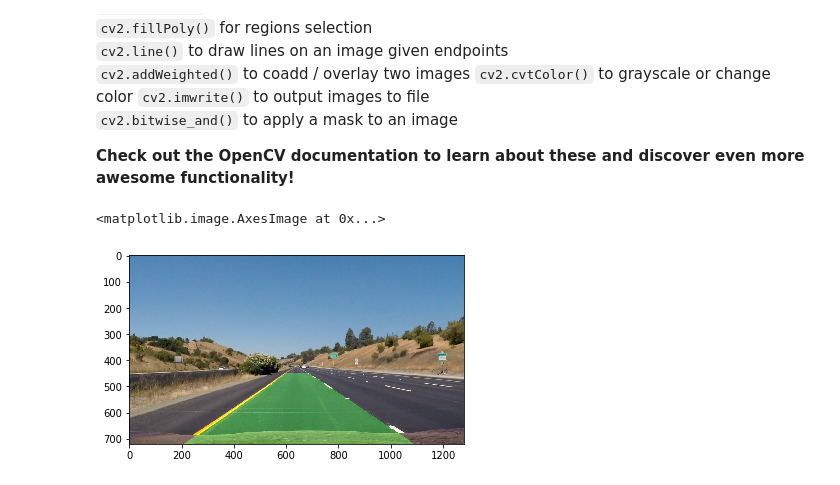
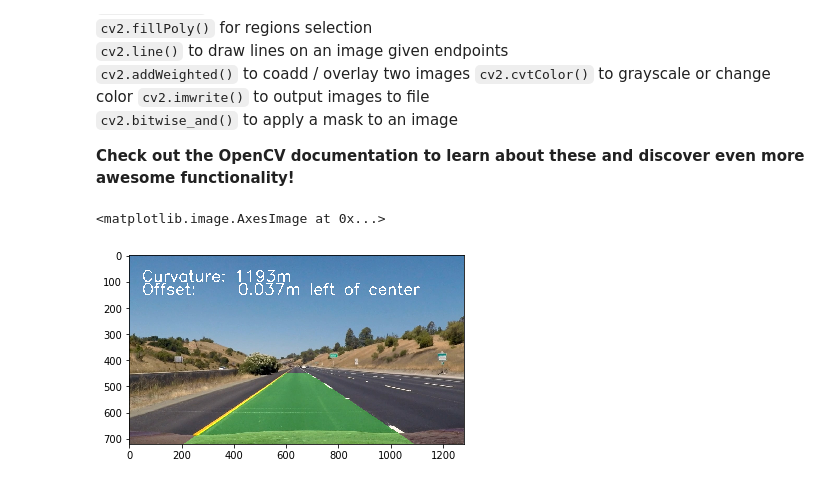
Before and after one commit to tevisgehr/Advanced_Lane_Lines_Project, a Jupyter notebook: P3.ipynb, the cells around one changed output. Drawn from its saved outputs; the diff is of its cells as text; code cells hidden in the pictures.

Commit message:
Pipeline updated to print offset and curvature to each image.

```diff
--- a/P3.ipynb
+++ b/P3.ipynb
@@ -506,3 +506,14 @@ plt.imshow(result)
 # %% [output]
 <matplotlib.image.AxesImage at 0x...>
 [figure]
+# %%
+def print_text_on_image(img,text1,text2):
+    text_image = cv2.putText(img,text1, (50,100), cv2.FONT_HERSHEY_SIMPLEX, 2, (255,255,255), 4)
+    text_image = cv2.putText(text_image,text2, (50,150), cv2.FONT_HERSHEY_SIMPLEX, 2, (255,255,255), 4)
+    return text_image
+text_image = print_text_on_image(result,'Example Text 1','Example Text 2')
+
+fig = plt.figure(figsize=(12, 10))
+ax = fig.add_subplot(111)
+
+ax.imshow(text_image)
@@ -613,37 +627,44 @@ def process_image(image, mtx = mtx, dist = dist):
     else:
         #average the last three lines
         left_fit = np.mean( np.array([ frame.left_fit_list[-3:-2],frame.left_fit_list[-2:-1],frame.left_fit_list[-1:]]), axis=0 )
         right_fit = np.mean( np.array([ frame.right_fit_list[-3:-2],frame.right_fit_list[-2:-1],frame.right_fit_list[-1:]]), axis=0 )
         left_fit = left_fit[0]
         right_fit = right_fit[0]
         ploty, left_fit, right_fit, left_fitx, right_fitx, result = neighborhood_search(warped, left_fit, right_fit)
         frame.left_fit_list.append(left_fit)
         frame.right_fit_list.append(right_fit)
 
     #Determine Curvature and Lane Center Offset
     leftx, rightx = fake_data_lane_lines(ploty, left_fit, right_fit)
     left_curverad, right_curverad, offset = find_curvature_and_offset(ploty, left_fit, right_fit)
-
-
+    curvature = int((left_curverad + right_curverad) / 2.)
 
     #Tracking and smoothing lines
         #Using Line() class.
         #See Tips and Tricks for Project page.
         #Include sanity-check function to throw out lines from bad frames.
 
     #Draw Lane Lines
-    result = draw_lines_on_unwarped(warped, ploty, left_fitx, right_fitx, M, image)
+    lines_drawn = draw_lines_on_unwarped(warped, ploty, left_fitx, right_fitx, M, image)
 
 
     #Print text on Image
+    text1 = 'Curvature: '+str(curvature)+'m'
+    if (offset < 0):
+        text2 = 'Offset: '+"{:9.3f}".format(-offset)+'m left of center'
+    else:
+        text2 = 'Offset: '+"{:9.3f}".format(offset)+'m right of center'
+
+    result = print_text_on_image(lines_drawn,text1,text2)
+
     return result
 
 image = mpimg.imread('./CarND-Advanced-Lane-Lines-master/test_images/straight_lines1.jpg')
 result = process_image(image, mtx, dist)
 plt.imshow(result)
 # %% [output]
 <matplotlib.image.AxesImage at 0x...>
-[figure, old version]
+[figure, new version]
 # %%
 import imageio
 imageio.plugins.ffmpeg.download()
```
Also changed, not shown: parts of 1 cell of this notebook.
